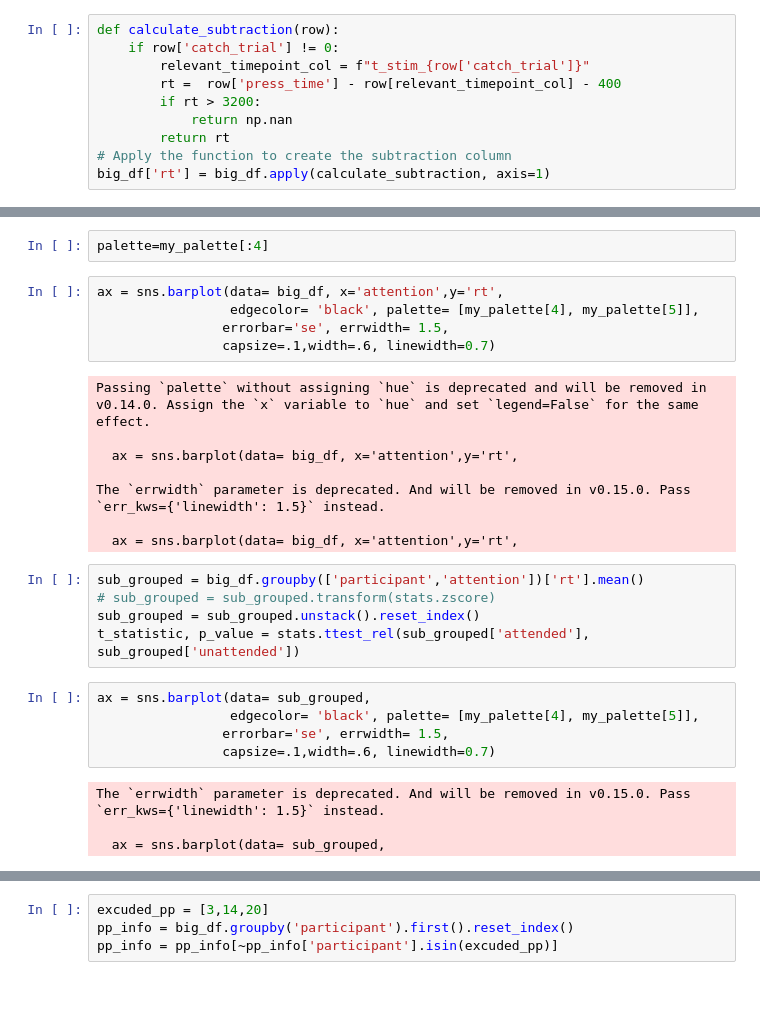
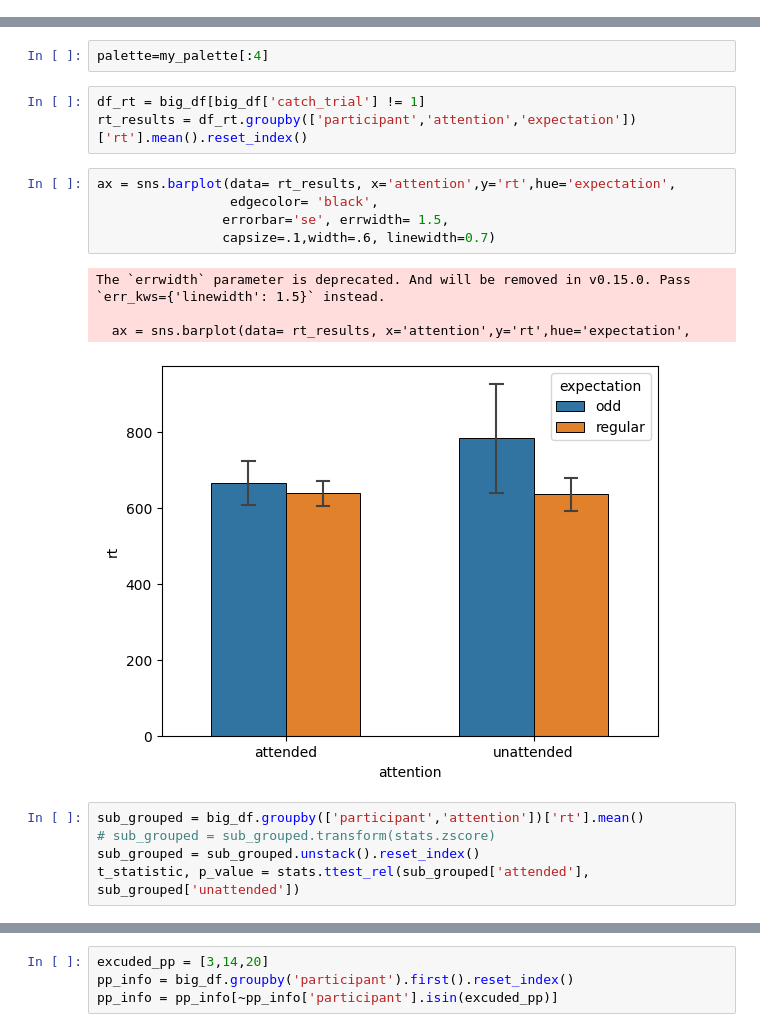
Before and after one commit to maxvanmigem/prediction-attention-v1-processing, a Jupyter notebook: plotting/behav_explor.ipynb, the cells around one changed output, grey strips where cells are left out. Saved outputs shown, nothing was run; the diff lists cells and outputs as text; blank space fills up the shorter version.

```diff
--- a/plotting/behav_explor.ipynb
+++ b/plotting/behav_explor.ipynb
@@ -30,13 +29,3 @@ grouped = df_to_count.groupby(['participant', 'attention', 'expected']).size().r
 
 # Step 3: Group by attention and expectation, and calculate the mean and standard deviation
 stats_per_condition = grouped.groupby(['attention', 'expected'])['row_count'].agg(['mean', 'std']).reset_index()
-# %%
-def calculate_subtraction(row):
-    if row['catch_trial'] != 0:
-        relevant_timepoint_col = f"t_stim_{row['catch_trial']}"
-        rt =  row['press_time'] - row[relevant_timepoint_col] - 400
-        if rt > 3200:
-            return np.nan
-        return rt
-# Apply the function to create the subtraction column
-big_df['rt'] = big_df.apply(calculate_subtraction, axis=1)
@@ -109,32 +142,23 @@ Passing `palette` without assigning `hue` is deprecated and will be removed in v
 # %%
 palette=my_palette[:4]
+# %%
+df_rt = big_df[big_df['catch_trial'] != 1]
+rt_results = df_rt.groupby(['participant','attention','expectation'])['rt'].mean().reset_index()
 # %%
-ax = sns.barplot(data= big_df, x='attention',y='rt',
-                 edgecolor= 'black', palette= [my_palette[4], my_palette[5]],
+ax = sns.barplot(data= rt_results, x='attention',y='rt',hue='expectation',
+                 edgecolor= 'black',
                 errorbar='se', errwidth= 1.5,
                 capsize=.1,width=.6, linewidth=0.7)
 # %% [output]
-Passing `palette` without assigning `hue` is deprecated and will be removed in v0.14.0. Assign the `x` variable to `hue` and set `legend=False` for the same effect.
-
-  ax = sns.barplot(data= big_df, x='attention',y='rt',
-
 The `errwidth` parameter is deprecated. And will be removed in v0.15.0. Pass `err_kws={'linewidth': 1.5}` instead.
 
-  ax = sns.barplot(data= big_df, x='attention',y='rt',
+  ax = sns.barplot(data= rt_results, x='attention',y='rt',hue='expectation',
+[figure, added]
 # %%
 sub_grouped = big_df.groupby(['participant','attention'])['rt'].mean()
 # sub_grouped = sub_grouped.transform(stats.zscore)
 sub_grouped = sub_grouped.unstack().reset_index()
 t_statistic, p_value = stats.ttest_rel(sub_grouped['attended'], sub_grouped['unattended'])
-# %%
-ax = sns.barplot(data= sub_grouped,
-                 edgecolor= 'black', palette= [my_palette[4], my_palette[5]],
-                errorbar='se', errwidth= 1.5,
-                capsize=.1,width=.6, linewidth=0.7)
-# %% [output]
-The `errwidth` parameter is deprecated. And will be removed in v0.15.0. Pass `err_kws={'linewidth': 1.5}` instead.
-
-  ax = sns.barplot(data= sub_grouped,
 # %%
 # transform for analysis
 # Convert to long format
```
Also changed, not shown: parts of 15 cells of this notebook, 6 other files.
